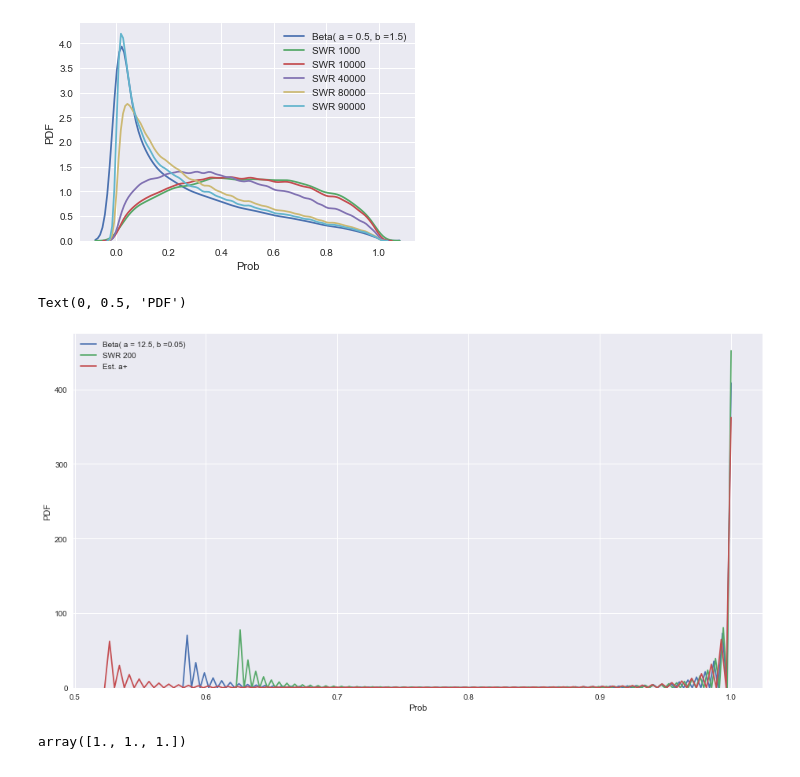
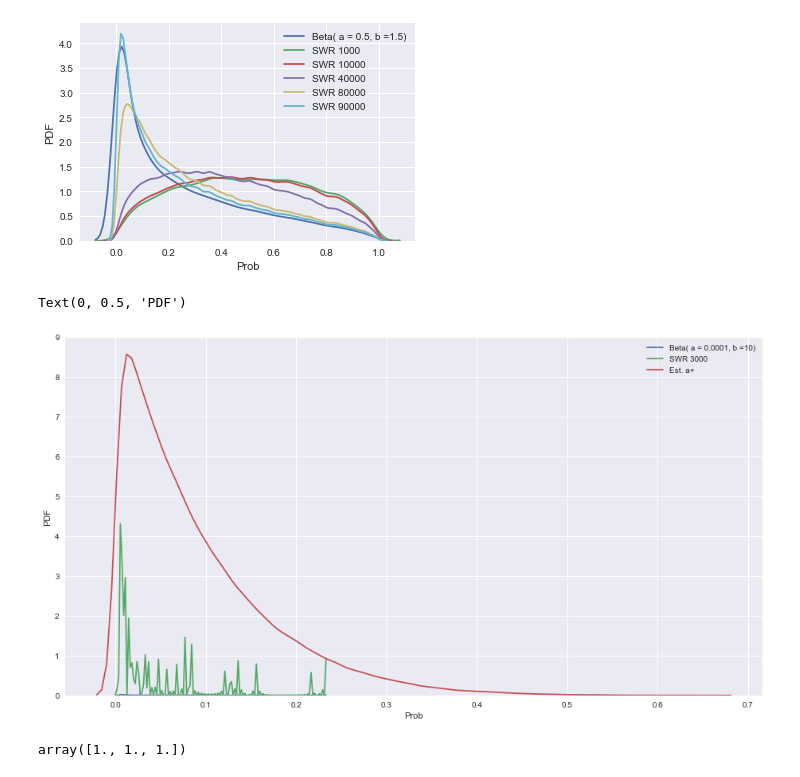
Before and after one commit to dedcode/caprecap, a Jupyter notebook: WNCHYPG_Approximation.ipynb, the cells around one changed output. Cells and saved outputs as stored; diff of their text form; code cells hidden in the pictures.

```diff
--- a/WNCHYPG_Approximation.ipynb
+++ b/WNCHYPG_Approximation.ipynb
@@ -119,27 +119,27 @@ Text(0, 0.5, 'PDF')
 # %%
 sns.set(rc={'figure.figsize':(15.7,8.27)})
 
 # initial params
 N  = 200000
-a  = 12.5
-b  = .05
+a  = 0.0001
+b  = 10
 pr = beta.rvs(a, b, size = N)
 
 # target
 sns.distplot(pr, bins = 100, hist = False, label='Beta( a = ' + str(a) + ', b ='+str(b)+')');
 
 # with K = 1000 samples
-K = 200
+K = 3000
 sns.distplot(SWR(N, 1000, pr), bins = 100, hist = False, label='SWR ' + str(K));
 
 # Now some estimates for SWR1000
 sns.distplot(beta.rvs(a+1, b, size = N), bins = 100, hist = False, label='Est. a+');
 
 plt.xlabel("Prob")
 plt.ylabel("PDF")
 # %% [output]
 Text(0, 0.5, 'PDF')
-[figure, old version]
+[figure, new version]
 # %%
 np.array([1.]*3)
 # %% [output]
```
